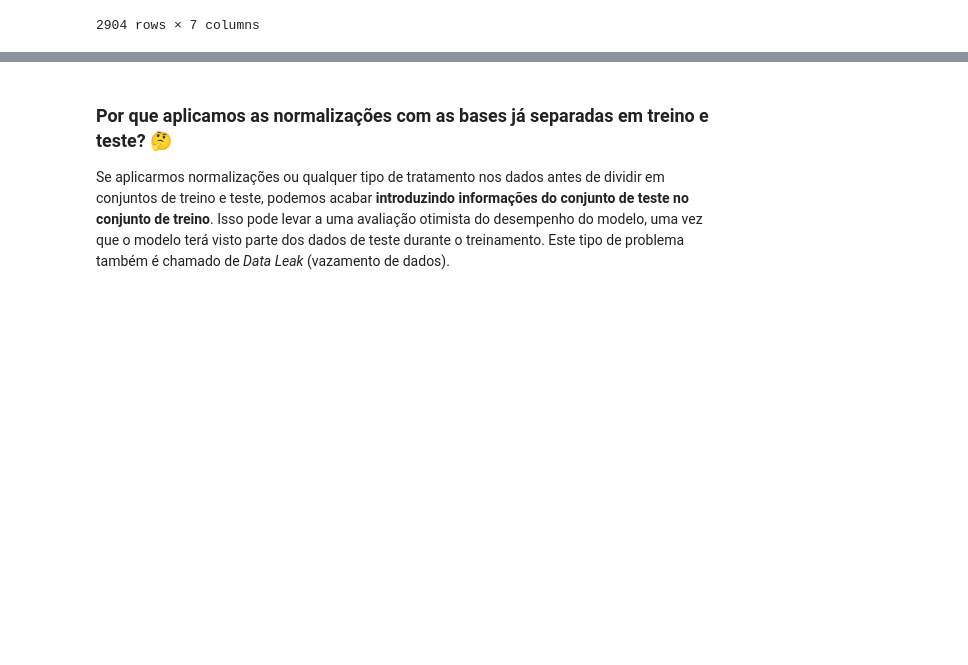
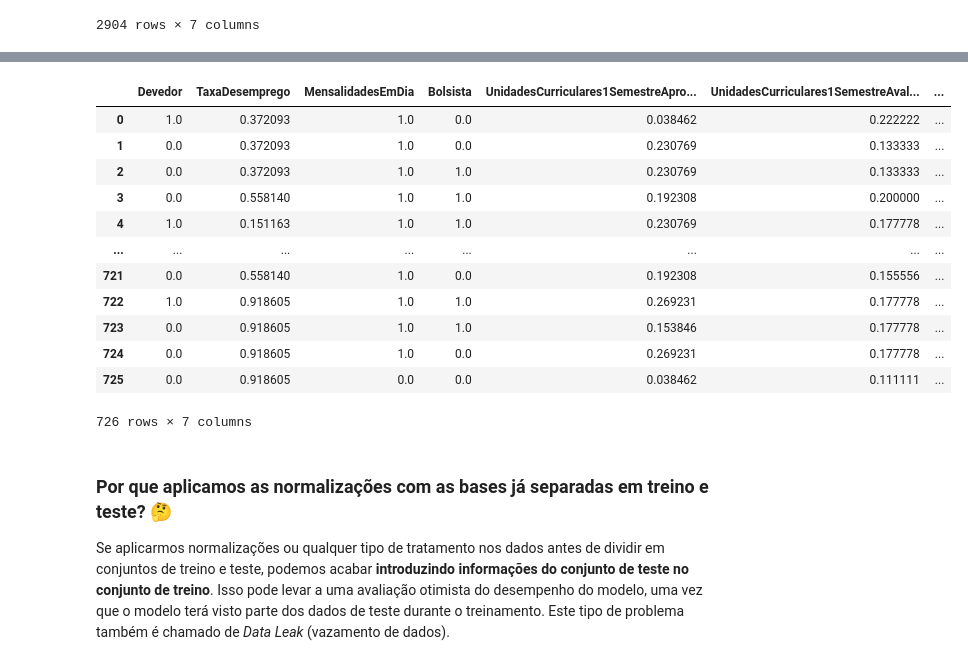
Before and after one commit to AnaRaquelCafe/PredizendoEvasaoFaculdade, a Jupyter notebook: Conhecendo_algoritmos_de_machine_learning.ipynb, the cells around one changed output, grey strips where cells are left out. Drawn from its saved outputs; the diff is of its cells as text; code cells hidden in the pictures; blank space fills up the shorter version.

```diff
--- a/Conhecendo_algoritmos_de_machine_learning.ipynb
+++ b/Conhecendo_algoritmos_de_machine_learning.ipynb
@@ -442,0 +536,16 @@ train
+# %%
+test
+# %% [output]
+|  | Devedor | TaxaDesemprego | MensalidadesEmDia | Bolsista | UnidadesCurriculares1SemestreApro... | UnidadesCurriculares1SemestreAval... | ... |
+| 0 | 1.0 | 0.372093 | 1.0 | 0.0 | 0.038462 | 0.222222 | ... |
+| 1 | 0.0 | 0.372093 | 1.0 | 0.0 | 0.230769 | 0.133333 | ... |
+| 2 | 0.0 | 0.372093 | 1.0 | 1.0 | 0.230769 | 0.133333 | ... |
+| 3 | 0.0 | 0.558140 | 1.0 | 1.0 | 0.192308 | 0.200000 | ... |
+| 4 | 1.0 | 0.151163 | 1.0 | 1.0 | 0.230769 | 0.177778 | ... |
+| ... | ... | ... | ... | ... | ... | ... | ... |
+| 721 | 0.0 | 0.558140 | 1.0 | 0.0 | 0.192308 | 0.155556 | ... |
+| 722 | 1.0 | 0.918605 | 1.0 | 1.0 | 0.269231 | 0.177778 | ... |
+| 723 | 0.0 | 0.918605 | 1.0 | 1.0 | 0.153846 | 0.177778 | ... |
+| 724 | 0.0 | 0.918605 | 1.0 | 0.0 | 0.269231 | 0.177778 | ... |
+| 725 | 0.0 | 0.918605 | 0.0 | 0.0 | 0.038462 | 0.111111 | ... |
+726 rows × 7 columns
```
Also changed, not shown: parts of 32 cells of this notebook.
